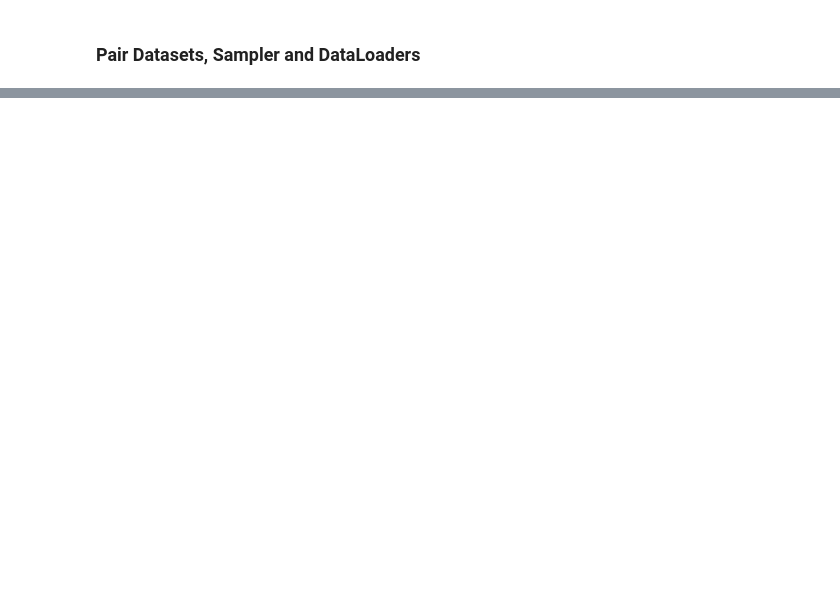
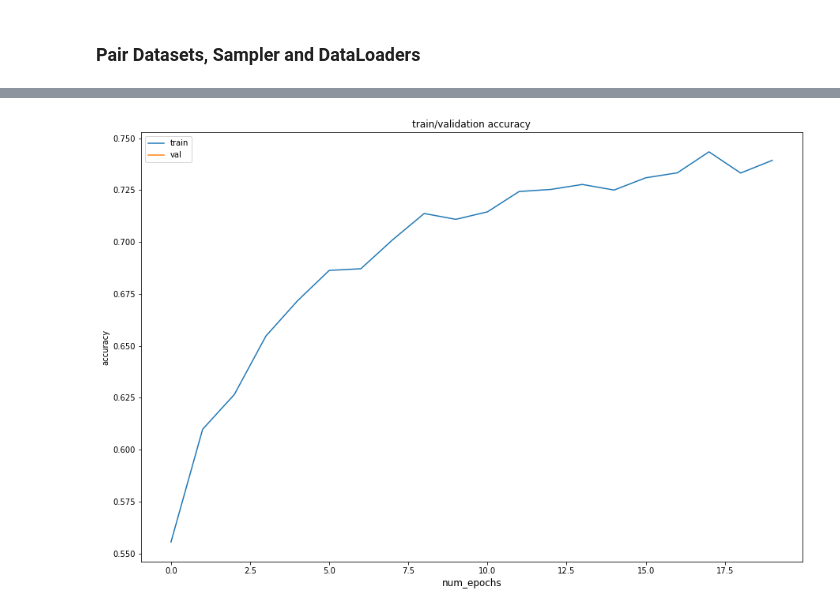
Before and after one commit to david-siqi-liu/sentence-ordering, a Jupyter notebook: dc2-notebook-sq2liu.ipynb, the cells around one changed output, grey strips where cells are left out. Saved outputs shown, nothing was run; the diff lists cells and outputs as text; code cells hidden in the pictures; blank space fills up the shorter version.

```diff
--- a/dc2-notebook-sq2liu.ipynb
+++ b/dc2-notebook-sq2liu.ipynb
@@ -1002,0 +353,4 @@ submission.to_csv('submission.csv', index=False)
+# %%
+utils.plot_statistics("accuracy", accuracies_pair)
+# %% [output]
+[figure, added]
```
Also changed, not shown: parts of 86 cells of this notebook, 4 other files.
